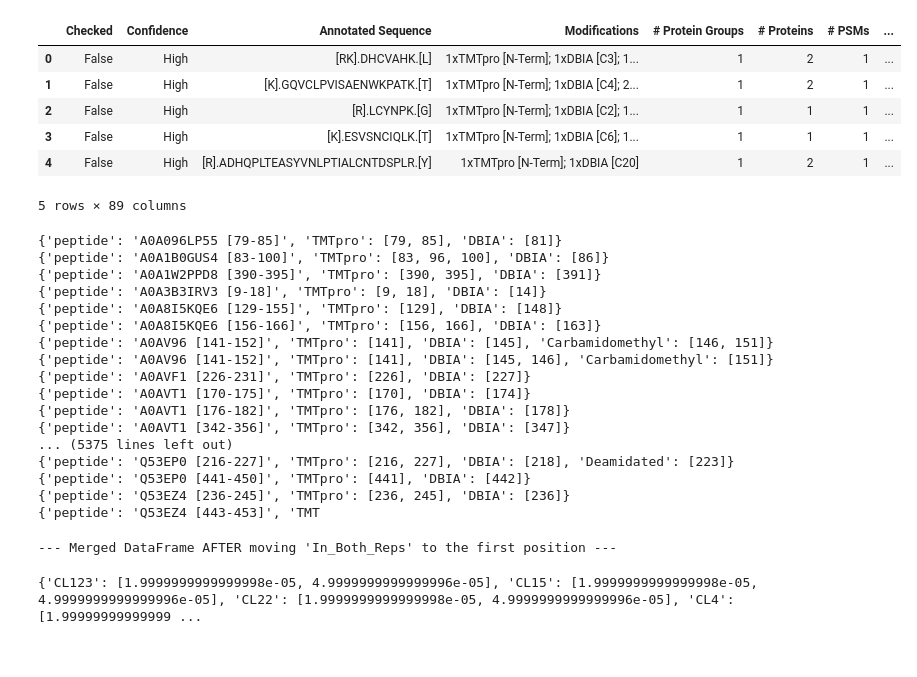
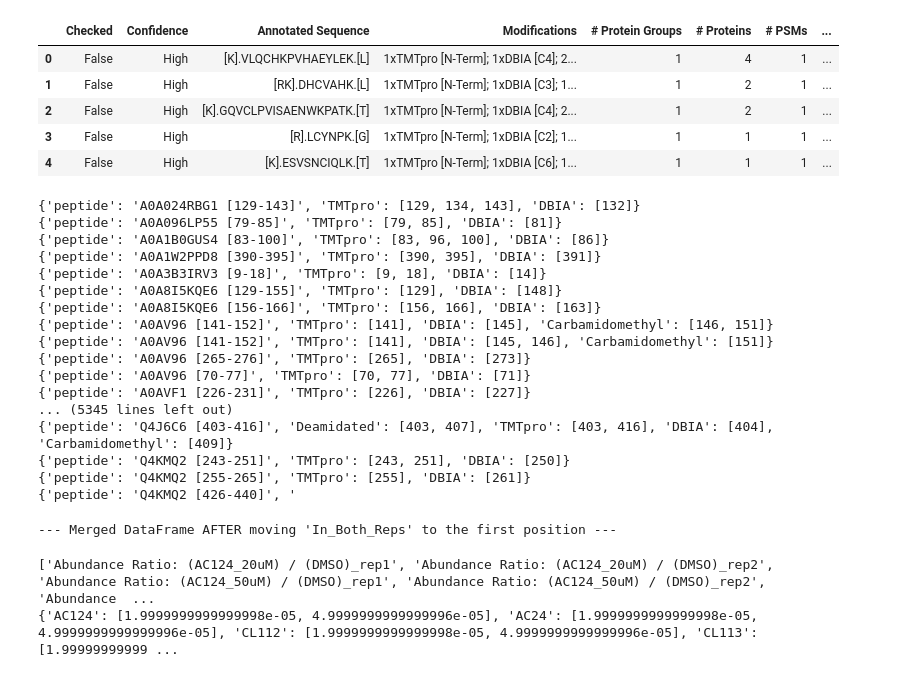
Before and after one commit to Hanfeng-Lin/COOKIE_scripts, a Jupyter notebook: COOKIE.ipynb, the cells around one changed output. Saved outputs shown, nothing was run; the diff lists cells and outputs as text; code cells hidden in the pictures.

```diff
--- a/COOKIE.ipynb
+++ b/COOKIE.ipynb
@@ -1,20 +1,19 @@
 # %%
 import pandas as pd
 
-df1=pd.read_csv("Ascend_VQneo_ES75500_FAIMS_MS2_COOKIE4_1_PeptideGroups.txt", sep="\t")
-df2=pd.read_csv("Ascend_VQneo_ES75500_FAIMS_MS2_COOKIE4_2_PeptideGroups.txt", sep="\t")
-OUTPUT_FILE=    "Ascend_VQneo_ES75500_FAIMS_MS2_COOKIE4_merged.tsv"
+df1=pd.read_csv("Ascend_VQneo_ES75500_FAIMS_MS2_COOKIE1_1_PeptideGroups.txt", sep="\t")
+df2=pd.read_csv("Ascend_VQneo_ES75500_FAIMS_MS2_COOKIE1_2_PeptideGroups.txt", sep="\t")
+OUTPUT_FILE=    "Ascend_VQneo_ES75500_FAIMS_MS2_COOKIE1_merged.tsv"
 
-time=3600 # 1h=3600s
+INCUBATION_TIME_SECONDS=3600 # 1h=3600s
 df1.head()
 # %% [output]
 |  | Checked | Confidence | Annotated Sequence | Modifications | # Protein Groups | # Proteins | # PSMs | ... |
-| 0 | False | High | [RK].DHCVAHK.[L] | 1xTMTpro [N-Term]; 1xDBIA [C3]; 1... | 1 | 2 | 1 | ... |
-| 1 | False | High | [K].GQVCLPVISAENWKPATK.[T] | 1xTMTpro [N-Term]; 1xDBIA [C4]; 2... | 1 | 2 | 1 | ... |
-| 2 | False | High | [R].LCYNPK.[G] | 1xTMTpro [N-Term]; 1xDBIA [C2]; 1... | 1 | 1 | 1 | ... |
-| 3 | False | High | [K].ESVSNCIQLK.[T] | 1xTMTpro [N-Term]; 1xDBIA [C6]; 1... | 1 | 1 | 1 | ... |
-| 4 | False | High | [R].ADHQPLTEASYVNLPTIALCNTDSPLR.[Y] | 1xTMTpro [N-Term]; 1xDBIA [C20] | 1 | 2 | 1 | ... |
+| 0 | False | High | [K].VLQCHKPVHAEYLEK.[L] | 1xTMTpro [N-Term]; 1xDBIA [C4]; 2... | 1 | 4 | 1 | ... |
+| 1 | False | High | [RK].DHCVAHK.[L] | 1xTMTpro [N-Term]; 1xDBIA [C3]; 1... | 1 | 2 | 1 | ... |
+| 2 | False | High | [K].GQVCLPVISAENWKPATK.[T] | 1xTMTpro [N-Term]; 1xDBIA [C4]; 2... | 1 | 2 | 1 | ... |
+| 3 | False | High | [R].LCYNPK.[G] | 1xTMTpro [N-Term]; 1xDBIA [C2]; 1... | 1 | 1 | 1 | ... |
+| 4 | False | High | [K].ESVSNCIQLK.[T] | 1xTMTpro [N-Term]; 1xDBIA [C6]; 1... | 1 | 1 | 1 | ... |
-5 rows × 89 columns
 # %%
 import re
 from collections import defaultdict
@@ -226,6 +225,7 @@ df2.set_index('Formatted_Peptide_ID', inplace=True)
 
 df2.to_csv("temp.tsv", sep="\t")
 # %% [output]
+{'peptide': 'A0A024RBG1 [129-143]', 'TMTpro': [129, 134, 143], 'DBIA': [132]}
 {'peptide': 'A0A096LP55 [79-85]', 'TMTpro': [79, 85], 'DBIA': [81]}
 {'peptide': 'A0A1B0GUS4 [83-100]', 'TMTpro': [83, 96, 100], 'DBIA': [86]}
 {'peptide': 'A0A1W2PPD8 [390-395]', 'TMTpro': [390, 395], 'DBIA': [391]}
@@ -234,15 +234,14 @@ df2.to_csv("temp.tsv", sep="\t")
 {'peptide': 'A0A8I5KQE6 [156-166]', 'TMTpro': [156, 166], 'DBIA': [163]}
 {'peptide': 'A0AV96 [141-152]', 'TMTpro': [141], 'DBIA': [145], 'Carbamidomethyl': [146, 151]}
 {'peptide': 'A0AV96 [141-152]', 'TMTpro': [141], 'DBIA': [145, 146], 'Carbamidomethyl': [151]}
+{'peptide': 'A0AV96 [265-276]', 'TMTpro': [265], 'DBIA': [273]}
+{'peptide': 'A0AV96 [70-77]', 'TMTpro': [70, 77], 'DBIA': [71]}
 {'peptide': 'A0AVF1 [226-231]', 'TMTpro': [226], 'DBIA': [227]}
-{'peptide': 'A0AVT1 [170-175]', 'TMTpro': [170], 'DBIA': [174]}
-{'peptide': 'A0AVT1 [176-182]', 'TMTpro': [176, 182], 'DBIA': [178]}
-{'peptide': 'A0AVT1 [342-356]', 'TMTpro': [342, 356], 'DBIA': [347]}
-... (5375 lines left out)
-{'peptide': 'Q53EP0 [216-227]', 'TMTpro': [216, 227], 'DBIA': [218], 'Deamidated': [223]}
-{'peptide': 'Q53EP0 [441-450]', 'TMTpro': [441], 'DBIA': [442]}
-{'peptide': 'Q53EZ4 [236-245]', 'TMTpro': [236, 245], 'DBIA': [236]}
-{'peptide': 'Q53EZ4 [443-453]', 'TMT
+... (5345 lines left out)
+{'peptide': 'Q4J6C6 [403-416]', 'Deamidated': [403, 407], 'TMTpro': [403, 416], 'DBIA': [404], 'Carbamidomethyl': [409]}
+{'peptide': 'Q4KMQ2 [243-251]', 'TMTpro': [243, 251], 'DBIA': [250]}
+{'peptide': 'Q4KMQ2 [255-265]', 'TMTpro': [255], 'DBIA': [261]}
+{'peptide': 'Q4KMQ2 [426-440]', '
 # %%
 import pandas as pd
 import numpy as np # Used for np.nan in sample data creation
@@ -295,14 +294,14 @@ merged_df.to_csv(OUTPUT_FILE, sep="\t")
 #fitting
 compound_conc_dict={} #{cmpdA:[conc1_in_M, conc2_in_M]}
 treatments=set()
-treatment_column_name = []
+treatment_column_names = []
 
 # Extract compound name and conc.
 for column_name in merged_df.columns.to_list():
     matchObj = re.match(r"Abundance Ratio: \((.*)\) / \(DMSO\)_rep\d+", column_name)
     if matchObj:
         treatments.add(matchObj.group(1))
-        treatment_column_name.append(matchObj.group())
+        treatment_column_names.append(matchObj.group())
 treatments = sorted(treatments)
 
 for treatment in treatments:
@@ -317,13 +316,8 @@ for treatment in treatments:
         compound_conc_dict[cmpd] = []
     compound_conc_dict[cmpd].append(conc_M)
 
-print(compound_conc_dict)
-
-# Loop over rows for each compound
-
-# Convert DBIA abundance ratio (drugA/DMSO) into drugA occupancy ratio
-# occupancy = 1-DBIA_ratio
-
-# Fitting for k_obs, using occupancy=1-e^(-k_obs*time)
+print(treatment_column_names) # ['Abundance Ratio: (CL123_20uM) / (DMSO)_rep1', 'Abundance Ratio: (CL123_20uM) / (DMSO)_rep2', 'Abundance Ratio: (CL123_50uM) / (DMSO)_rep1', 'Abundance Ratio: (CL123_50uM) / (DMSO)_rep2',...]
+print(compound_conc_dict) # {'CL123': [1.9999999999999998e-05, 4.9999999999999996e-05], ...}
 # %% [output]
-{'CL123': [1.9999999999999998e-05, 4.9999999999999996e-05], 'CL15': [1.9999999999999998e-05, 4.9999999999999996e-05], 'CL22': [1.9999999999999998e-05, 4.9999999999999996e-05], 'CL4': [1.99999999999999 ...
+['Abundance Ratio: (AC124_20uM) / (DMSO)_rep1', 'Abundance Ratio: (AC124_20uM) / (DMSO)_rep2', 'Abundance Ratio: (AC124_50uM) / (DMSO)_rep1', 'Abundance Ratio: (AC124_50uM) / (DMSO)_rep2', 'Abundance  ...
+{'AC124': [1.9999999999999998e-05, 4.9999999999999996e-05], 'AC24': [1.9999999999999998e-05, 4.9999999999999996e-05], 'CL112': [1.9999999999999998e-05, 4.9999999999999996e-05], 'CL113': [1.99999999999 ...
```
Also changed, not shown: parts of 4 cells of this notebook.
